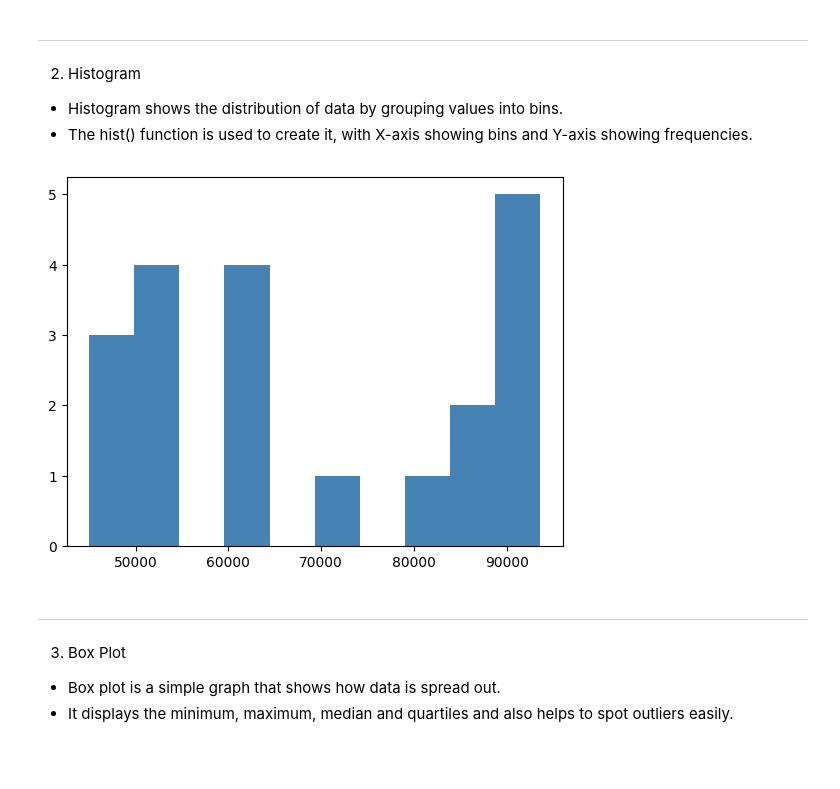
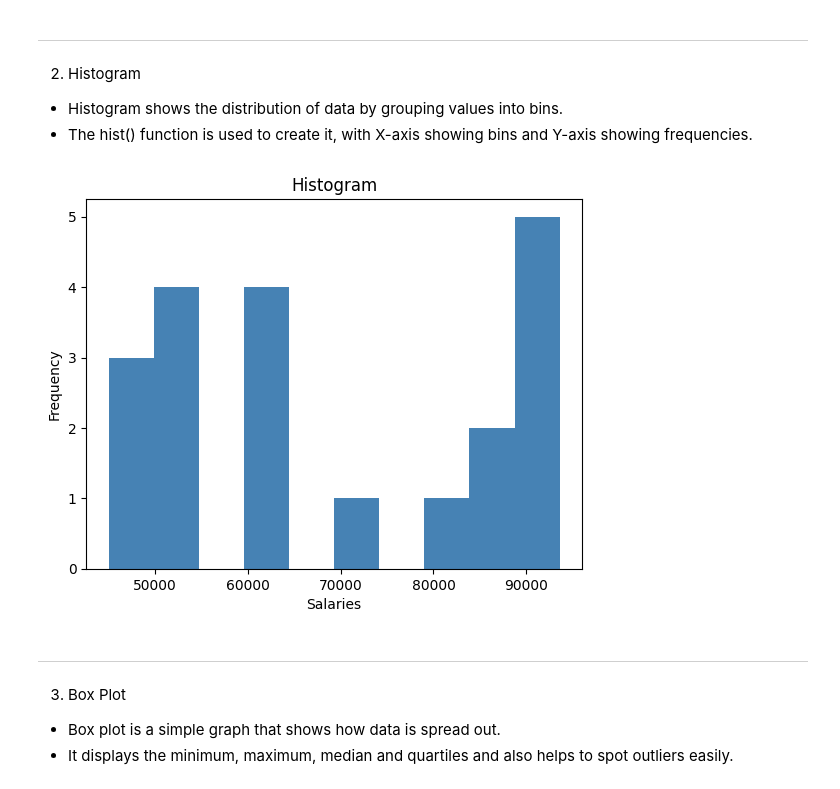
Before and after one commit to MohdAffan27/AI-Learning-Journey, a Jupyter notebook: 04_MATPLOTLIB/Matplotlib_Tutorial.ipynb, the cells around one changed output. Saved outputs shown, nothing was run; the diff lists cells and outputs as text; code cells hidden in the pictures; blank space fills up the shorter version.

```diff
--- a/04_MATPLOTLIB/Matplotlib_Tutorial.ipynb
+++ b/04_MATPLOTLIB/Matplotlib_Tutorial.ipynb
@@ -103,12 +94,12 @@ plt.show()
 * The hist() function is used to create it, with X-axis showing bins and Y-axis showing frequencies.
 # %%
 plt.hist(df, bins=10, color='steelblue')
-plt.title = ("Histogram")
-plt.xlabel= ("Salaries")
-plt.ylabel= ("Frequency")
+plt.title("Histogram")
+plt.xlabel("Salaries")
+plt.ylabel("Frequency")
 plt.show()
 # %% [output]
-[figure, old version]
+[figure, new version]
 # %% [markdown]
 ---
 3. Box Plot
```
Also changed, not shown: parts of 23 cells of this notebook.
